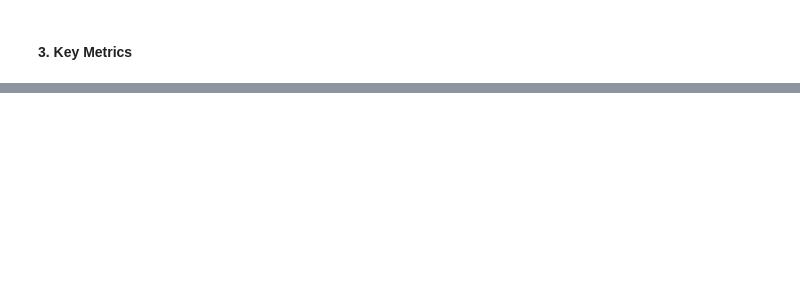
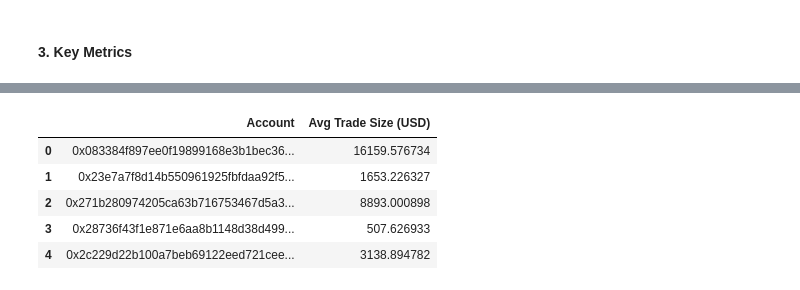
Before and after one commit to Yash-Codes07/trader-performance-market-sentiment-analysis, a Jupyter notebook: notebooks/analysis.ipynb, the cells around one changed output, grey strips where cells are left out. Saved outputs shown, nothing was run; the diff lists cells and outputs as text; code cells hidden in the pictures; blank space fills up the shorter version.

```diff
--- a/notebooks/analysis.ipynb
+++ b/notebooks/analysis.ipynb
@@ -178,0 +208,11 @@ merged_df.to_csv("../data/merged.csv", index=False)
+# %%
+avg_trade_df = merged_df.groupby("Account")["Size USD"].mean().reset_index()
+avg_trade_df = avg_trade_df.rename(columns={"Size USD" : "Avg Trade Size (USD)"})
+avg_trade_df.head()
+# %% [output]
+|  | Account | Avg Trade Size (USD) |
+| 0 | 0x083384f897ee0f19899168e3b1bec36... | 16159.576734 |
+| 1 | 0x23e7a7f8d14b550961925fbfdaa92f5... | 1653.226327 |
+| 2 | 0x271b280974205ca63b716753467d5a3... | 8893.000898 |
+| 3 | 0x28736f43f1e871e6aa8b1148d38d499... | 507.626933 |
+| 4 | 0x2c229d22b100a7beb69122eed721cee... | 3138.894782 |
```
Also changed, not shown: parts of 21 cells of this notebook, 1 other file.
